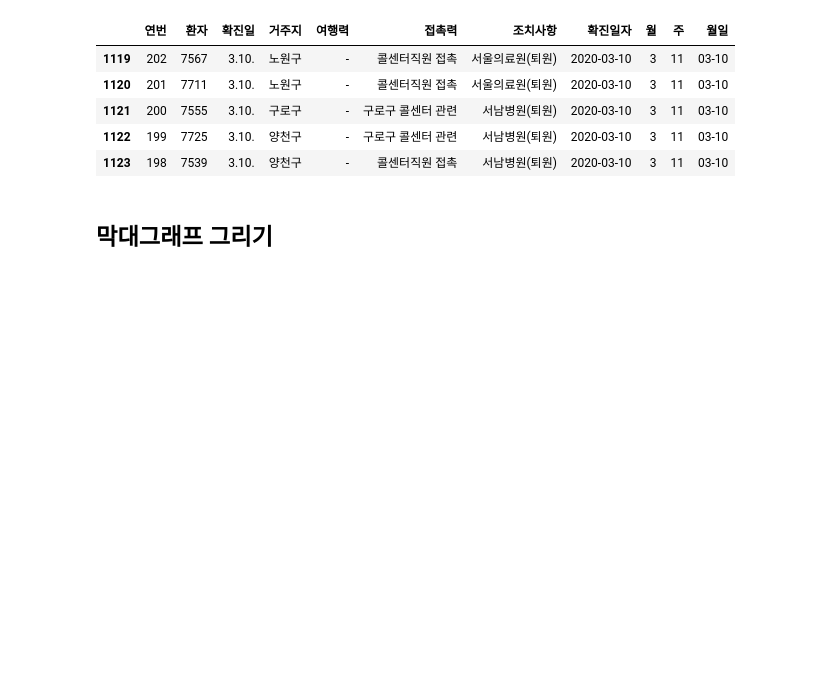
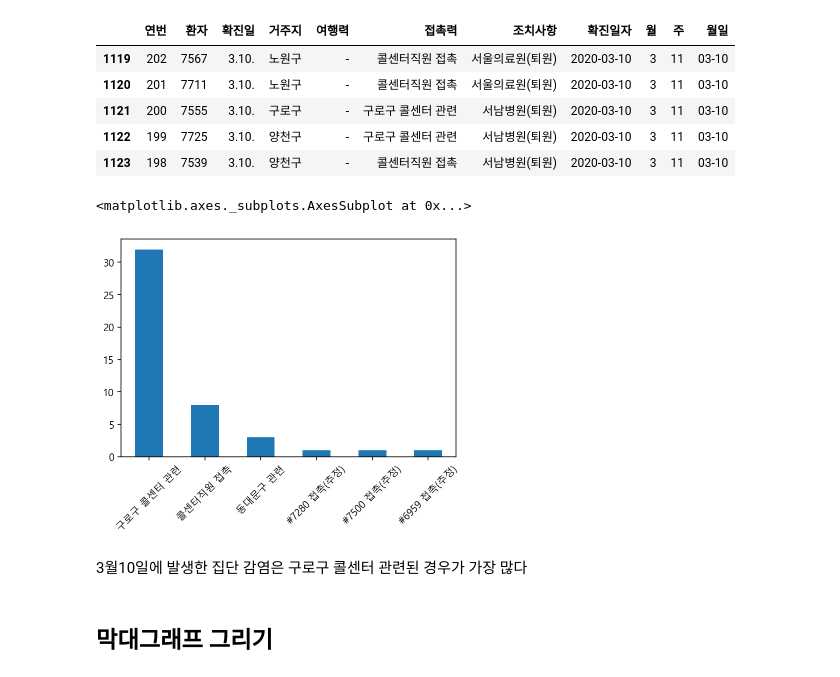
Before and after one commit to dhleegarret/data_analysis, a Jupyter notebook: todaycode/seoul_covid19_EDA.ipynb, the cells around one changed output. Saved outputs shown, nothing was run; the diff lists cells and outputs as text; code cells hidden in the pictures; blank space fills up the shorter version.

```diff
--- a/todaycode/seoul_covid19_EDA.ipynb
+++ b/todaycode/seoul_covid19_EDA.ipynb
@@ -263,6 +272,14 @@ df[df["월일"]=='03-10'].head()
 | 1121 | 200 | 7555 | 3.10. | 구로구 | - | 구로구 콜센터 관련 | 서남병원(퇴원) | 2020-03-10 | 3 | 11 | 03-10 |
 | 1122 | 199 | 7725 | 3.10. | 양천구 | - | 구로구 콜센터 관련 | 서남병원(퇴원) | 2020-03-10 | 3 | 11 | 03-10 |
 | 1123 | 198 | 7539 | 3.10. | 양천구 | - | 콜센터직원 접촉 | 서남병원(퇴원) | 2020-03-10 | 3 | 11 | 03-10 |
+# %%
+# test
+df[df["월일"]=='03-10']["접촉력"].value_counts().plot.bar(rot=45)
+# %% [output]
+<matplotlib.axes._subplots.AxesSubplot at 0x...>
+[figure, added]
+# %% [markdown]
+3월10일에 발생한 집단 감염은 구로구 콜센터 관련된 경우가 가장 많다
 # %% [markdown]
 ## 막대그래프 그리기
 # %%
```
Also changed, not shown: parts of 198 cells of this notebook.
